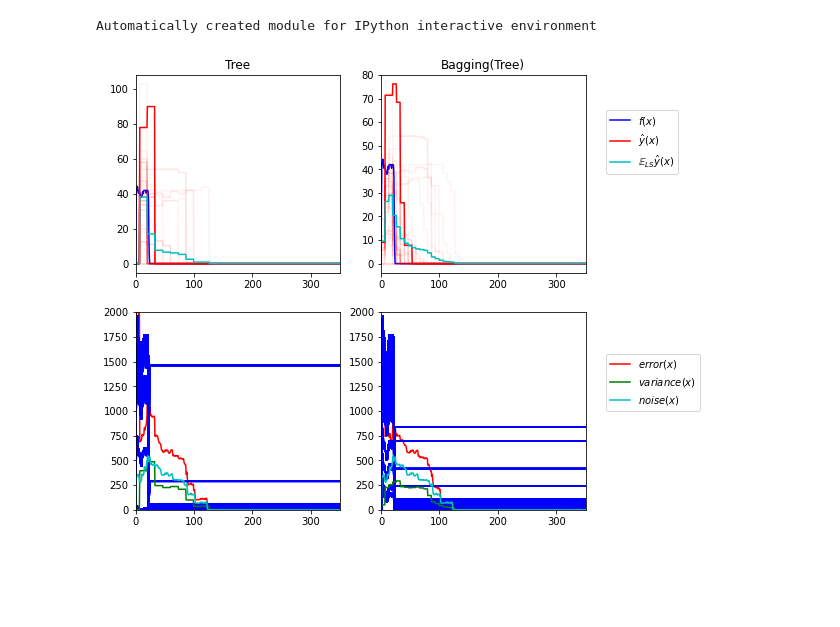
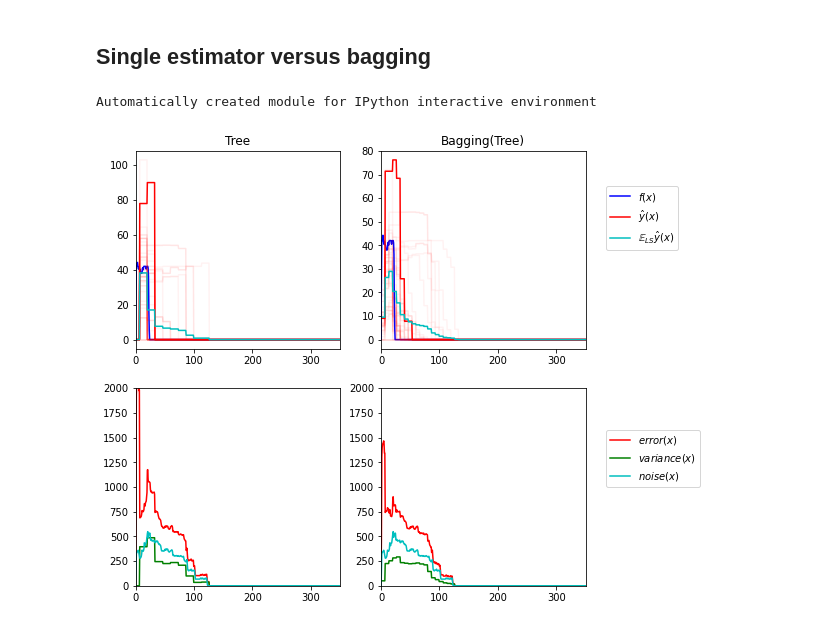
Before and after one commit to 25sal/2021_water_chapter, a Jupyter notebook: bagging.ipynb, the cells around one changed output. Cells and saved outputs as stored; diff of their text form; code cells hidden in the pictures; blank space fills up the shorter version.

Commit message:
bagging revised

```diff
--- a/bagging.ipynb
+++ b/bagging.ipynb
@@ -62,3 +3,6 @@ For further details on bias-variance decomposition, see section 7.3 of [1]_.
+# %% [markdown]
+
+## Single estimator versus bagging
 # %%
 from scipy.interpolate import interp1d
 print(__doc__)
@@ -91,13 +35,8 @@ ts_files = glob.glob("data/csv_Washbasin/cluster_0/*.csv")
 f_true = "data/csv_Washbasin/0_spline.csv"
 
 def f(x, iteration):
-    '''
-    if iteration>=36:
-       iteration+=1
-    '''
-    #ts = np.genfromtxt("data/csv_Shower/splits/"+str(iteration)+".csv", delimiter=" ")
+
     if iteration==-1:
-        #ts = np.genfromtxt(f_true, delimiter=",")
         ts = np.genfromtxt(ts_files[4], delimiter=" ")
     else:
         ts = np.genfromtxt(ts_files[iteration], delimiter=" ")
@@ -116,8 +55,7 @@ def f(x, iteration):
 
 
 
-def generate(n_samples, n_repeat=1, startit=0):
-    max_duration = 650
+def generate(n_samples, n_repeat=1):
     X = np.linspace(0, 650, n_samples)
 
     if n_repeat == 1:
@@ -141,7 +79,7 @@ for i in range(n_repeat):
     X_train.append(X)
     y_train.append(y)
 
-X_test, y_test = generate(n_samples=n_test,  n_repeat=n_repeat, startit=n_repeat)
+X_test, y_test = generate(n_samples=n_test,  n_repeat=n_repeat)
 
 plt.figure(figsize=(10, 8))
 
@@ -154,7 +92,7 @@ for n, (name, estimator) in enumerate(estimators):
         estimator.fit(X_train[i], y_train[i])
         y_predict[:, i] = estimator.predict(X_test)
 
-    # Bias^2 + Variance + Noise decomposition of the mean squared error
+
     y_error = np.zeros(n_test)
 
     for i in range(n_repeat):
@@ -164,53 +102,42 @@ for n, (name, estimator) in enumerate(estimators):
     y_error /= (n_repeat * n_repeat)
 
     y_noise = np.var(y_test, axis=1)
-    #y_bias = (f(X_test,-1) - np.mean(y_predict, axis=1)) ** 2
     y_var = np.var(y_predict, axis=1)
 
-    '''
-    print("{0}: {1:.4f} (error) = {2:.4f} (bias^2) "
-          " + {3:.4f} (var) + {4:.4f} (noise)".format(name,
-                                                      np.mean(y_error),
-                                                      np.mean(y_bias),
-                                                      np.mean(y_var),
-                                                      np.mean(y_noise)))
-    '''
+
 
 
     # Plot figures
     plt.subplot(2, n_estimators, n + 1)
     plt.plot(X_test, f(X_test,-1), "b", label="$f(x)$")
-    # plt.plot(X_train[0], y_train[0], ".b", label="LS ~ $y = f(x)+noise$")
-
     for i in range(n_repeat):
         if i == 0:
             plt.plot(X_test, y_predict[:, i], "r", label=r"$\^y(x)$")
         else:
             plt.plot(X_test, y_predict[:, i], "r", alpha=0.05)
 
     plt.plot(X_test, np.mean(y_predict, axis=1), "c",
              label=r"$\mathbb{E}_{LS} \^y(x)$")
 
     plt.xlim([0, 350])
     plt.title(name)
 
     if n == n_estimators - 1:
         plt.legend(loc=(1.1, .5))
 
     plt.subplot(2, n_estimators, n_estimators + n + 1)
     plt.plot(X_test, y_error, "r", label="$error(x)$")
-    #plt.plot(X_test, y_bias, "b", label="$bias^2(x)$"),
     plt.plot(X_test, y_var, "g", label="$variance(x)$"),
     plt.plot(X_test, y_noise, "c", label="$noise(x)$")
 
     plt.xlim([0, 350])
     plt.ylim([0, 2000])
     if n == n_estimators - 1:
 
         plt.legend(loc=(1.1, .5))
 
 plt.subplots_adjust(right=.75)
 plt.show()
 # %% [output]
 Automatically created module for IPython interactive environment
-[figure, old version]
+[figure, new version]
```
Also changed, not shown: parts of 1 cell of this notebook.
